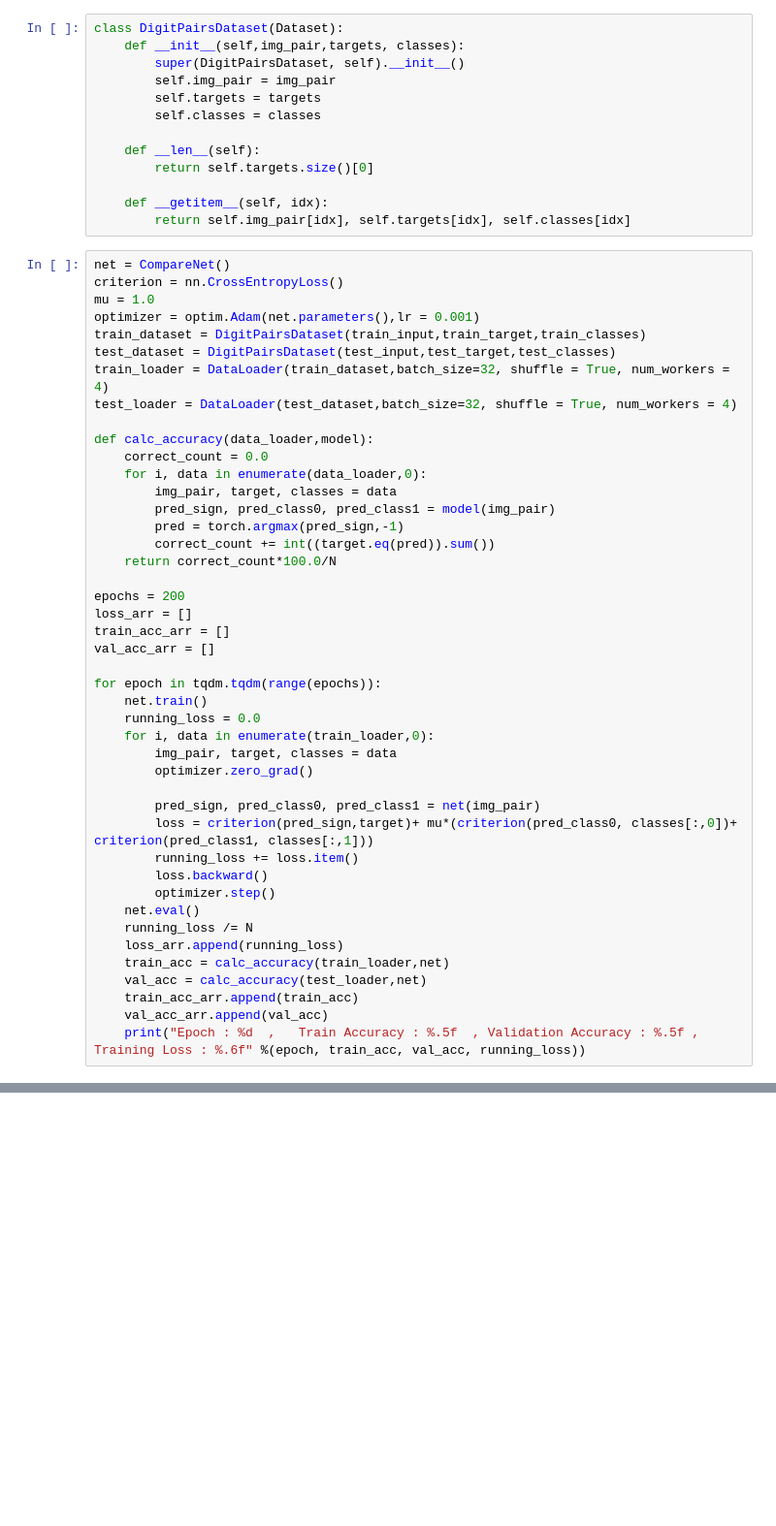
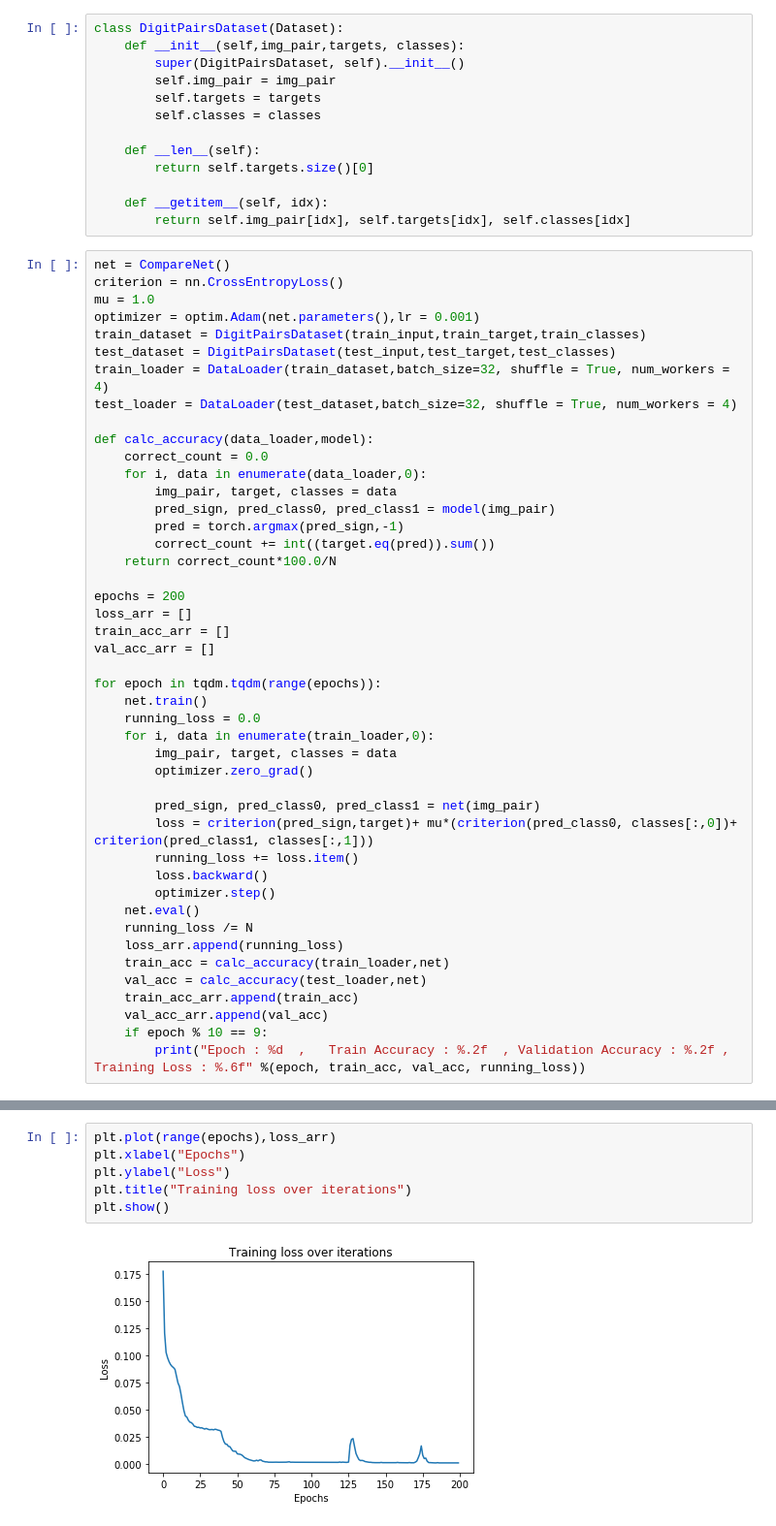
Before and after one commit to harshv834/deep_learning_proj, a Jupyter notebook: DL_Proj1.ipynb, the cells around one changed output, grey strips where cells are left out. Shown: that part at 97% size. Drawn from its saved outputs; the diff is of its cells as text; blank space fills up the shorter version.

Commit message:
Plots added for training

```diff
--- a/DL_Proj1.ipynb
+++ b/DL_Proj1.ipynb
@@ -86,4 +86,5 @@ for epoch in tqdm.tqdm(range(epochs)):
     val_acc = calc_accuracy(test_loader,net)
     train_acc_arr.append(train_acc)
     val_acc_arr.append(val_acc)
-    print("Epoch : %d  ,   Train Accuracy : %.5f  , Validation Accuracy : %.5f , Training Loss : %.6f" %(epoch, train_acc, val_acc, running_loss))
+    if epoch % 10 == 9:
+        print("Epoch : %d  ,   Train Accuracy : %.2f  , Validation Accuracy : %.2f , Training Loss : %.6f" %(epoch, train_acc, val_acc, running_loss))
@@ -89,0 +105,8 @@ for epoch in tqdm.tqdm(range(epochs)):
+# %%
+plt.plot(range(epochs),loss_arr)
+plt.xlabel("Epochs")
+plt.ylabel("Loss")
+plt.title("Training loss over iterations")
+plt.show()
+# %% [output]
+[figure, added]
```
Also changed, not shown: parts of 2 cells of this notebook.
